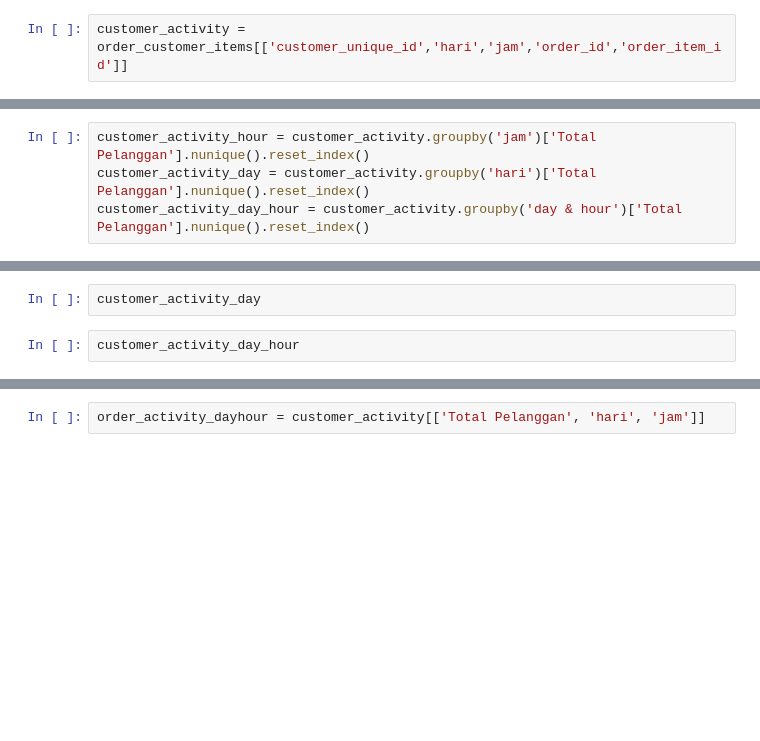
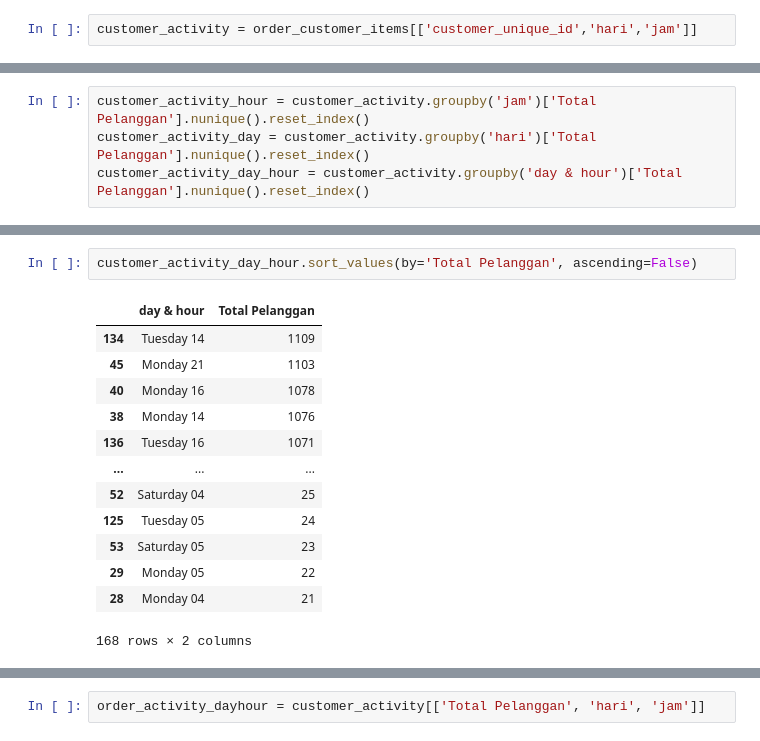
Before and after one commit to adinfir/data-new, a Jupyter notebook: Customer Analysis.ipynb, the cells around one changed output, grey strips where cells are left out. Saved outputs shown, nothing was run; the diff lists cells and outputs as text; blank space fills up the shorter version.

```diff
--- a/Customer Analysis.ipynb
+++ b/Customer Analysis.ipynb
@@ -515,6 +631,6 @@ plt.show()
 # %% [markdown]
 ### 3.Bagaimana pola aktivitas pembelian customer berdasarkan hari dan jam, dan apakah terdapat waktu tertentu dengan konsentrasi customer yang lebih tinggi?
 # %%
-customer_activity = order_customer_items[['customer_unique_id','hari','jam','order_id','order_item_id']]
+customer_activity = order_customer_items[['customer_unique_id','hari','jam']]
 # %%
 customer_activity['day & hour'] = customer_activity['hari'] + ' ' + customer_activity['jam']
@@ -536,4 +694,16 @@ customer_activity_hour
-# %%
-customer_activity_day
 # %%
-customer_activity_day_hour
+customer_activity_day_hour.sort_values(by='Total Pelanggan', ascending=False)
+# %% [output]
+|  | day & hour | Total Pelanggan |
+| 134 | Tuesday 14 | 1109 |
+| 45 | Monday 21 | 1103 |
+| 40 | Monday 16 | 1078 |
+| 38 | Monday 14 | 1076 |
+| 136 | Tuesday 16 | 1071 |
+| ... | ... | ... |
+| 52 | Saturday 04 | 25 |
+| 125 | Tuesday 05 | 24 |
+| 53 | Saturday 05 | 23 |
+| 29 | Monday 05 | 22 |
+| 28 | Monday 04 | 21 |
+168 rows × 2 columns
```
Also changed, not shown: parts of 28 cells of this notebook, 11 other files.
